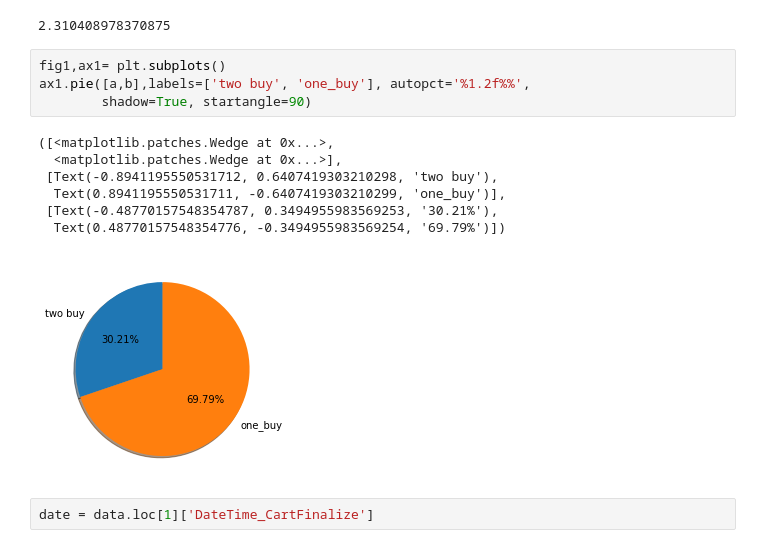
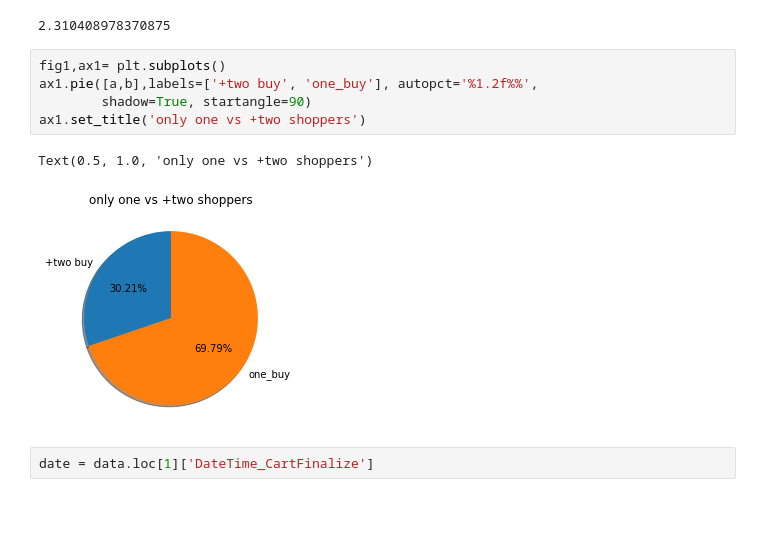
Before and after one commit to MahdiEsrafili/Iran_commercials_analysis, a Jupyter notebook: Digikala_DS/digikala.ipynb, the cells around one changed output. Drawn from its saved outputs; the diff is of its cells as text; blank space fills up the shorter version.

```diff
--- a/Digikala_DS/digikala.ipynb
+++ b/Digikala_DS/digikala.ipynb
@@ -79,16 +86,12 @@ b/a
 2.310408978370875
 # %%
 fig1,ax1= plt.subplots()
-ax1.pie([a,b],labels=['two buy', 'one_buy'], autopct='%1.2f%%',
+ax1.pie([a,b],labels=['+two buy', 'one_buy'], autopct='%1.2f%%',
         shadow=True, startangle=90)
+ax1.set_title('only one vs +two shoppers')
 # %% [output]
-([<matplotlib.patches.Wedge at 0x...>,
-  <matplotlib.patches.Wedge at 0x...>],
- [Text(-0.8941195550531712, 0.6407419303210298, 'two buy'),
-  Text(0.8941195550531711, -0.6407419303210299, 'one_buy')],
- [Text(-0.48770157548354787, 0.3494955983569253, '30.21%'),
-  Text(0.48770157548354776, -0.3494955983569254, '69.79%')])
+Text(0.5, 1.0, 'only one vs +two shoppers')
-[figure, old version]
+[figure, new version]
 # %%
 date = data.loc[1]['DateTime_CartFinalize']
 # %%
```
Also changed, not shown: parts of 24 cells of this notebook, 4 other files.
